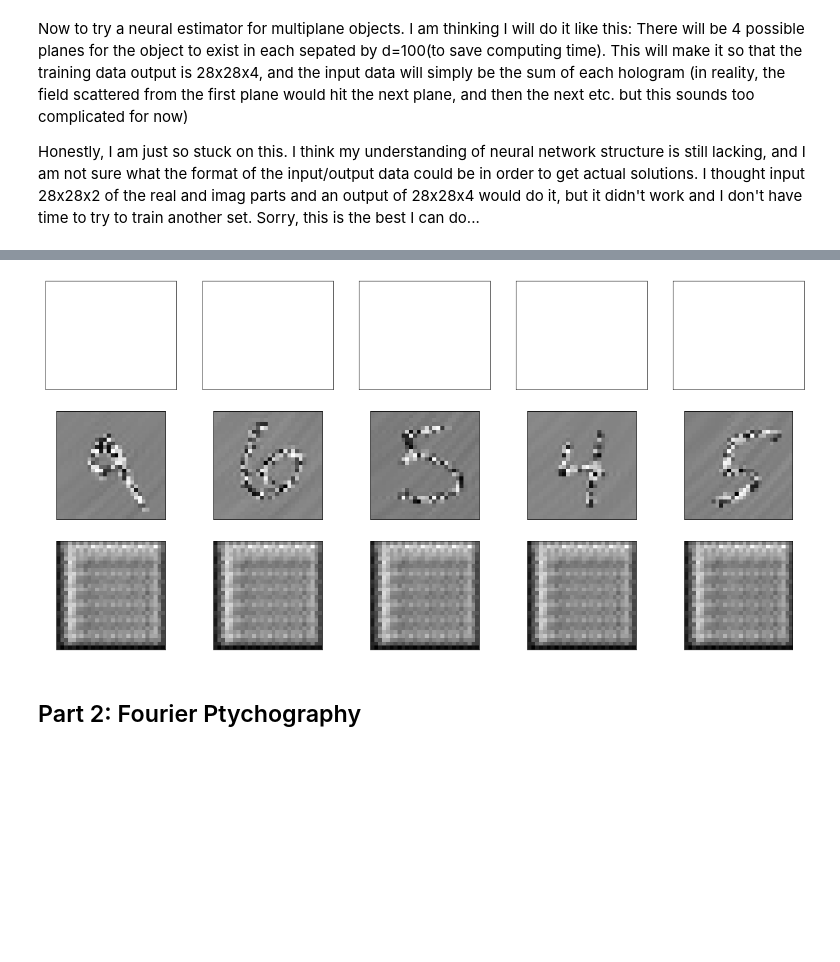
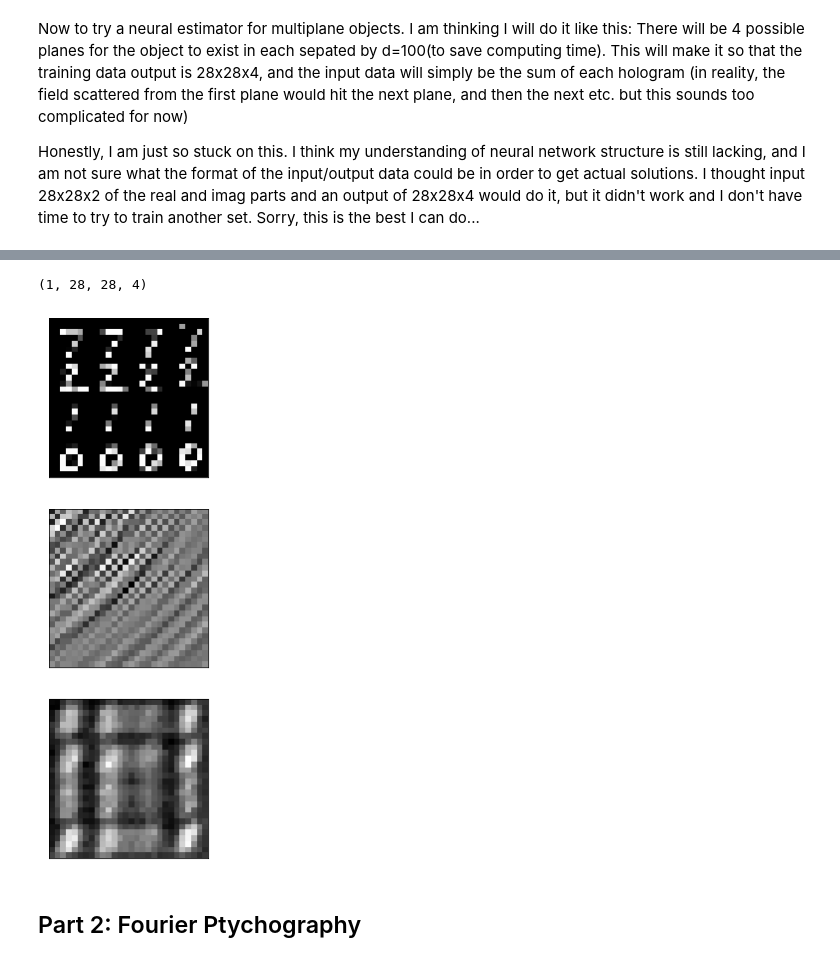
Before and after one commit to jdberkson/OPTI-556-Computational-Imaging, a Jupyter notebook: Homework4_JoelB.ipynb, the cells around one changed output, grey strips where cells are left out. Drawn from its saved outputs; the diff is of its cells as text; code cells hidden in the pictures; blank space fills up the shorter version.

```diff
--- a/Homework4_JoelB.ipynb
+++ b/Homework4_JoelB.ipynb
@@ -296,0 +335,2 @@ print(np.shape(g_test))
+# %%
+x_train = np.stack(x_train, 4)
@@ -297,5 +339,5 @@ print(np.shape(g_test))
 # %%
-inputs=keras.Input(shape=(28, 28, 2))
+inputs=keras.Input(shape=(28, 28, 8))
 
 # Encoder
 x = layers.Conv2D(32, (5, 5), strides=1, activation="relu", padding="same")(inputs)
@@ -338,7 +380,7 @@ gaborEstimator.fit(
     x=g_train,
     y=x_train,
     epochs=20,
-    batch_size=128,
+    batch_size=512,
     shuffle=True,
     validation_data=(g_test, x_test),
 )
@@ -363,25 +405,25 @@ Epoch 20/20
 <keras.callbacks.History at 0x...>
 # %%
+print(np.shape(gaborEstimator.predict(g_test[0:1,:,:,0:8])))
+n = 5
 
-n = 5
-plt.figure(figsize=(20, 10))
-for i in range(1, n + 1):
-    ax = plt.subplot(3, n, i)
-
-    plt.gray()
-    ax.get_xaxis().set_visible(False)
-    ax.get_yaxis().set_visible(False)
-    ax = plt.subplot(3, n, n+i)
-    plt.imshow(g_test[i,:,:,0])
-    plt.gray()
-    ax.get_xaxis().set_visible(False)
-    ax.get_yaxis().set_visible(False)
-    ax = plt.subplot(3, n, 2*n+i)
-    plt.imshow(gaborEstimator.predict(g_test[i:i+1,:,:,:])[0,:,:,0])
-    plt.gray()
-    ax.get_xaxis().set_visible(False)
-    ax.get_yaxis().set_visible(False)
+ax = plt.subplot(3, 1, 1)
+plt.imshow(x_test[0,:,:,0])
+plt.gray()
+ax.get_xaxis().set_visible(False)
+ax.get_yaxis().set_visible(False)
+ax = plt.subplot(3, 1, 2)
+plt.imshow(np.real(g_test[i,:,:,0]))
+plt.gray()
+ax.get_xaxis().set_visible(False)
+ax.get_yaxis().set_visible(False)
+ax = plt.subplot(3, 1, 3)
+plt.imshow(gaborEstimator.predict(g_test[0:1,:,:,0:8])[0,:,:,2])
+plt.gray()
+ax.get_xaxis().set_visible(False)
+ax.get_yaxis().set_visible(False)
 # %% [output]
+(1, 28, 28, 4)
-[figure, old version]
+[figure, new version]
 # %% [markdown]
 ## Part 2: Fourier Ptychography
```
Also changed, not shown: parts of 5 cells of this notebook.
